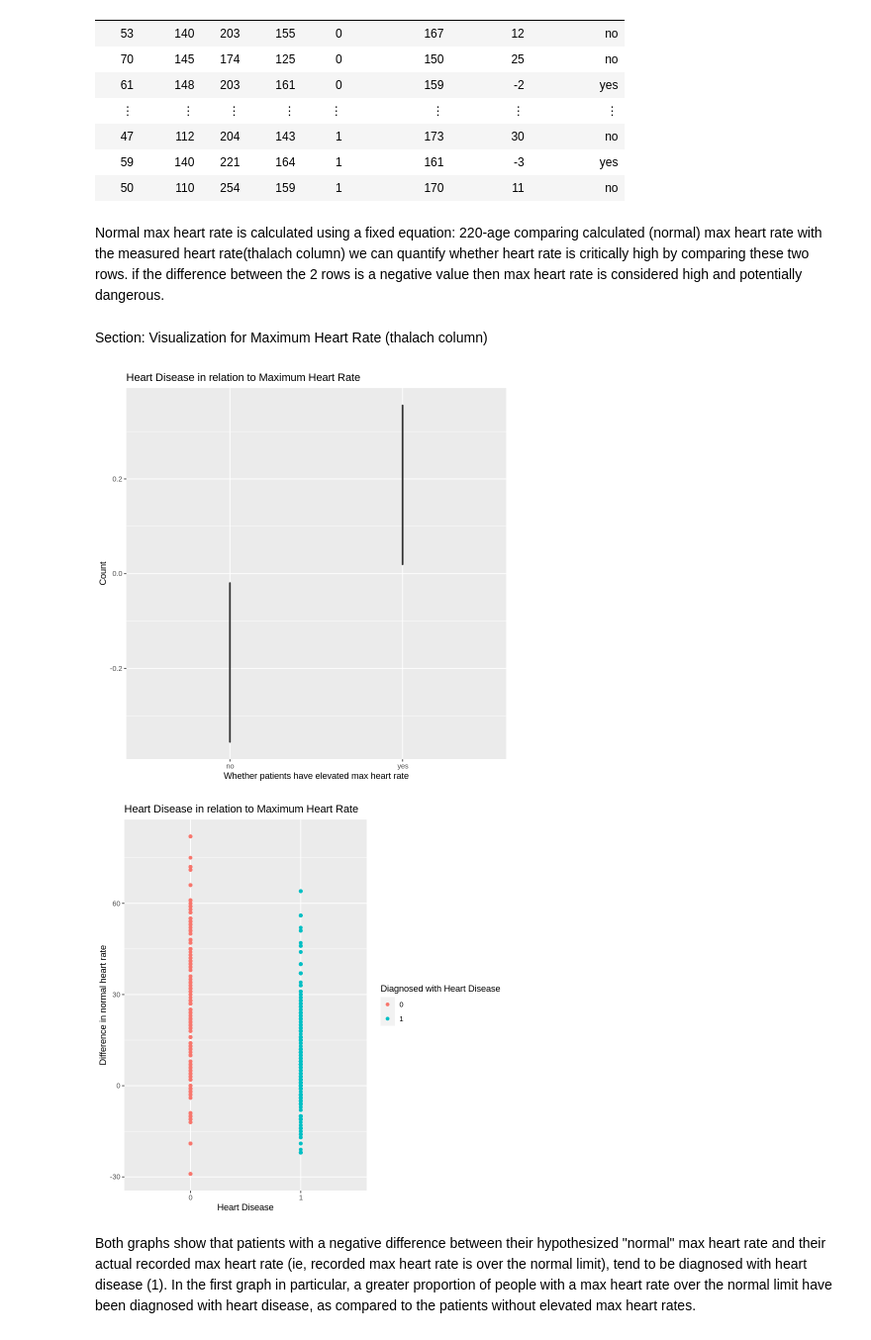
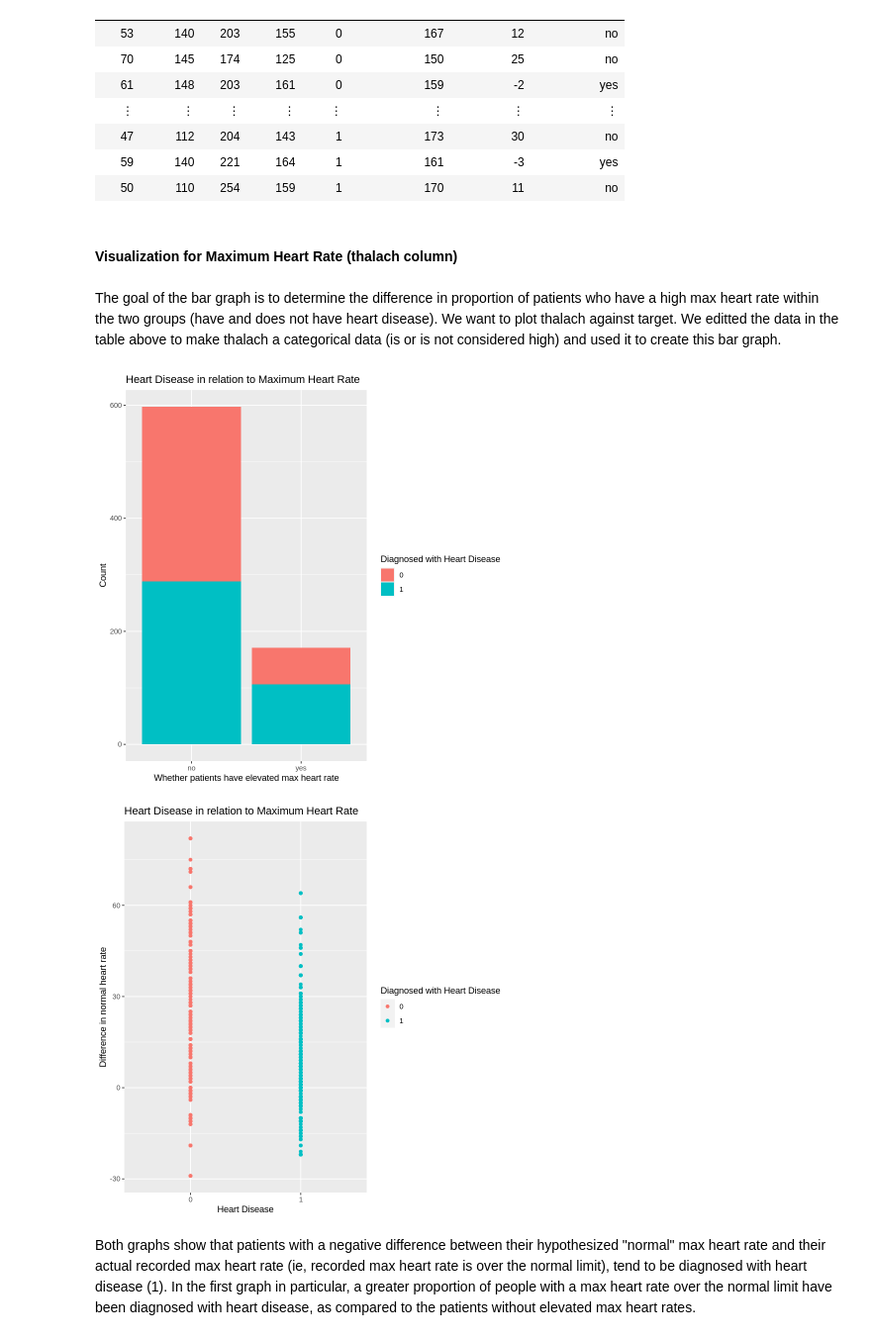
Before and after one commit to jewelw11/dsci-100-project, a Jupyter notebook: heart disease project.ipynb, the cells around one changed output. Shown: that part at 99% size. Saved outputs shown, nothing was run; the diff lists cells and outputs as text; code cells hidden in the pictures.

```diff
--- a/heart disease project.ipynb
+++ b/heart disease project.ipynb
@@ -123,31 +150,27 @@ A tibble: 768 × 8
 | 47 | 112 | 204 | 143 | 1 | 173 | 30 | no |
 | 59 | 140 | 221 | 164 | 1 | 161 | -3 | yes |
 | 50 | 110 | 254 | 159 | 1 | 170 | 11 | no |
-# %% [markdown]
-Normal max heart rate is calculated using a fixed equation: 220-age
-comparing calculated (normal) max heart rate with the measured heart rate(thalach column)
-we can quantify whether heart rate is critically high by comparing these two rows.
-if the difference between the 2 rows is a negative value then max heart rate is considered high and potentially dangerous.
 # %% [markdown]
-Section: Visualization for Maximum Heart Rate (thalach column)
+#### Visualization for Maximum Heart Rate (thalach column) ####
+# %% [markdown]
+The goal of the bar graph is to determine the difference in proportion of patients who have a high max heart rate within the two groups (have and does not have heart disease). We want to plot thalach against target. We editted the data in the table above to make thalach a categorical data (is or is not considered high) and used it to create this bar graph.
 # %%
-
 high_heart_plot <- high_heart_rate |>
-ggplot(aes(x = diff_thalach_2)) +
-geom_boxplot() +
+ggplot(aes(x = diff_thalach_2, fill = target)) +
+geom_bar(stat = "count") +
 labs(x = "Whether patients have elevated max heart rate", y = "Count", fill= "Diagnosed with Heart Disease")+
 ggtitle("Heart Disease in relation to Maximum Heart Rate")
 high_heart_plot
 
 #second plot (same data):
 plot<- high_heart_rate|>
 ggplot(aes(x= target, y= diff_thalach, color= target))+
 geom_point()+
 labs(x= "Heart Disease", y= "Difference in normal heart rate", colour= "Diagnosed with Heart Disease" )+
 ggtitle("Heart Disease in relation to Maximum Heart Rate")
 plot
 # %% [output]
-[figure, old version]
+[figure, new version]
 [figure]
 # %% [markdown]
 Both graphs show that patients with a negative difference between their hypothesized "normal" max heart rate and their actual recorded max heart rate (ie, recorded max heart rate is over the normal limit), tend to be diagnosed with heart disease (1). In the first graph in particular, a greater proportion of people with a max heart rate over the normal limit have been diagnosed with heart disease, as compared to the patients without elevated max heart rates.
```
Also changed, not shown: parts of 27 cells of this notebook.
